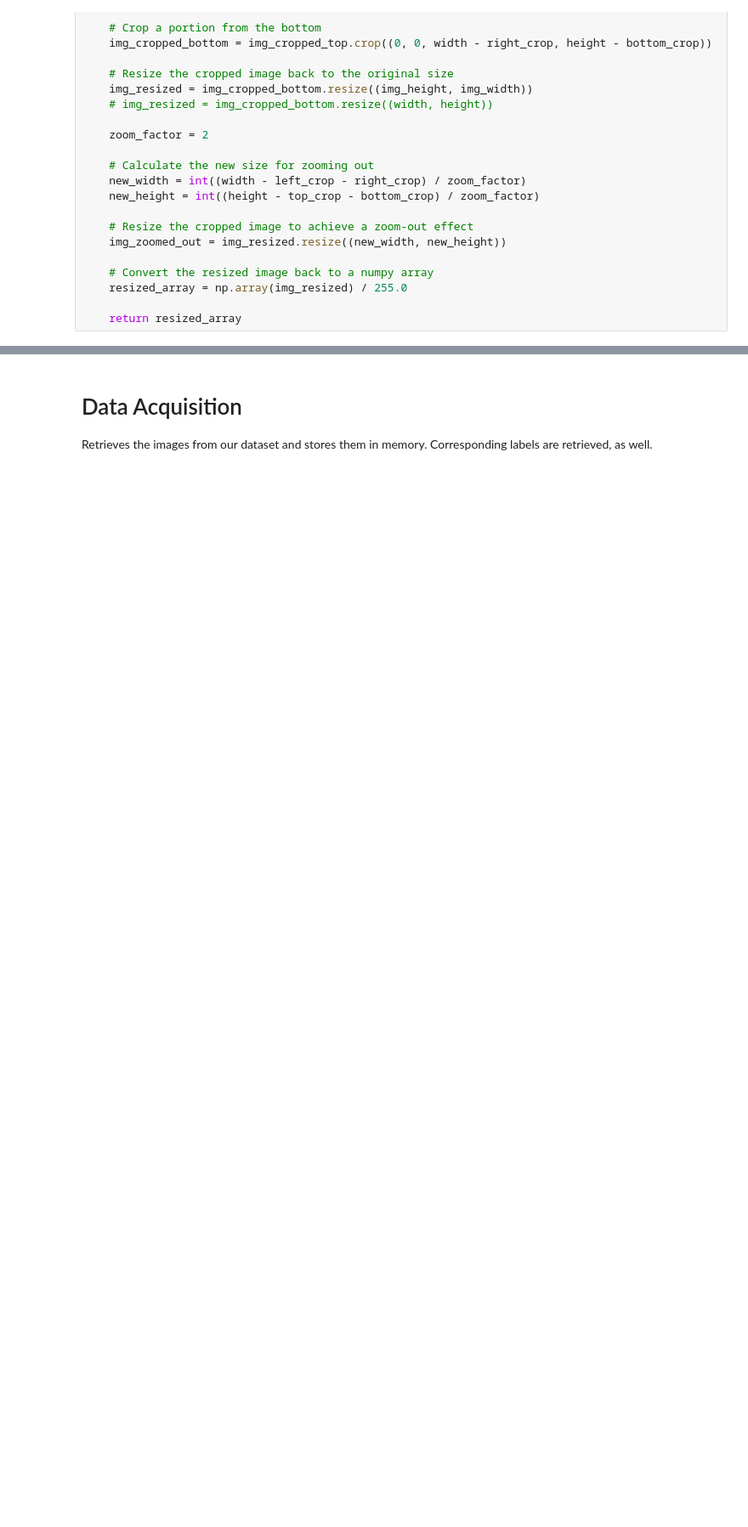
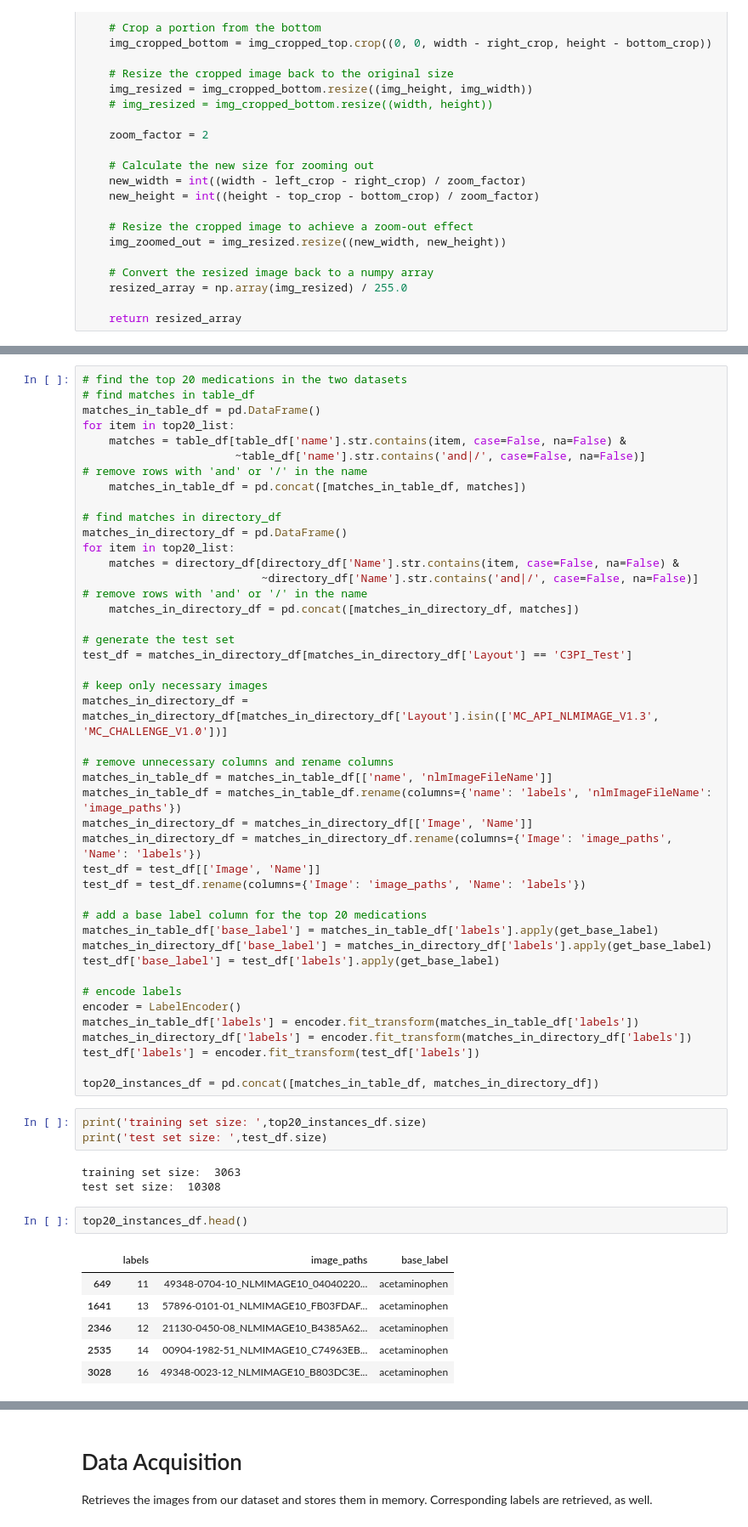
Before and after one commit to Chr728/Compass, a Jupyter notebook: pillIdentifierAI/Pill_Identifier - CUDA.ipynb, the cells around one changed output, grey strips where cells are left out. Shown at 85% size. Saved outputs shown, nothing was run; the diff lists cells and outputs as text; blank space fills up the shorter version.

```diff
--- a/pillIdentifierAI/Pill_Identifier - CUDA.ipynb
+++ b/pillIdentifierAI/Pill_Identifier - CUDA.ipynb
@@ -131,0 +153,57 @@ def crop_ruler(image_path):
+# %%
+# find the top 20 medications in the two datasets
+# find matches in table_df
+matches_in_table_df = pd.DataFrame()
+for item in top20_list:
+    matches = table_df[table_df['name'].str.contains(item, case=False, na=False) &
+                       ~table_df['name'].str.contains('and|/', case=False, na=False)]           # remove rows with 'and' or '/' in the name
+    matches_in_table_df = pd.concat([matches_in_table_df, matches])
+
+# find matches in directory_df
+matches_in_directory_df = pd.DataFrame()
+for item in top20_list:
+    matches = directory_df[directory_df['Name'].str.contains(item, case=False, na=False) &
+                           ~directory_df['Name'].str.contains('and|/', case=False, na=False)]    # remove rows with 'and' or '/' in the name
+    matches_in_directory_df = pd.concat([matches_in_directory_df, matches])
+
+# generate the test set
+test_df = matches_in_directory_df[matches_in_directory_df['Layout'] == 'C3PI_Test']
+
+# keep only necessary images
+matches_in_directory_df = matches_in_directory_df[matches_in_directory_df['Layout'].isin(['MC_API_NLMIMAGE_V1.3', 'MC_CHALLENGE_V1.0'])]
+
+# remove unnecessary columns and rename columns
+matches_in_table_df = matches_in_table_df[['name', 'nlmImageFileName']]
+matches_in_table_df = matches_in_table_df.rename(columns={'name': 'labels', 'nlmImageFileName': 'image_paths'})
+matches_in_directory_df = matches_in_directory_df[['Image', 'Name']]
+matches_in_directory_df = matches_in_directory_df.rename(columns={'Image': 'image_paths', 'Name': 'labels'})
+test_df = test_df[['Image', 'Name']]
+test_df = test_df.rename(columns={'Image': 'image_paths', 'Name': 'labels'})
+
+# add a base label column for the top 20 medications
+matches_in_table_df['base_label'] = matches_in_table_df['labels'].apply(get_base_label)
+matches_in_directory_df['base_label'] = matches_in_directory_df['labels'].apply(get_base_label)
+test_df['base_label'] = test_df['labels'].apply(get_base_label)
+
+# encode labels
+encoder = LabelEncoder()
+matches_in_table_df['labels'] = encoder.fit_transform(matches_in_table_df['labels'])
+matches_in_directory_df['labels'] = encoder.fit_transform(matches_in_directory_df['labels'])
+test_df['labels'] = encoder.fit_transform(test_df['labels'])
+
+top20_instances_df = pd.concat([matches_in_table_df, matches_in_directory_df])
+# %%
+print('training set size: ',top20_instances_df.size)
+print('test set size: ',test_df.size)
+# %% [output]
+training set size:  3063
+test set size:  10308
+# %%
+top20_instances_df.head()
+# %% [output]
+|  | labels | image_paths | base_label |
+| 649 | 11 | 49348-0704-10_NLMIMAGE10_04040220... | acetaminophen |
+| 1641 | 13 | 57896-0101-01_NLMIMAGE10_FB03FDAF... | acetaminophen |
+| 2346 | 12 | 21130-0450-08_NLMIMAGE10_B4385A62... | acetaminophen |
+| 2535 | 14 | 00904-1982-51_NLMIMAGE10_C74963EB... | acetaminophen |
+| 3028 | 16 | 49348-0023-12_NLMIMAGE10_B803DC3E... | acetaminophen |
```
Also changed, not shown: parts of 7 cells of this notebook, 1 other file.
